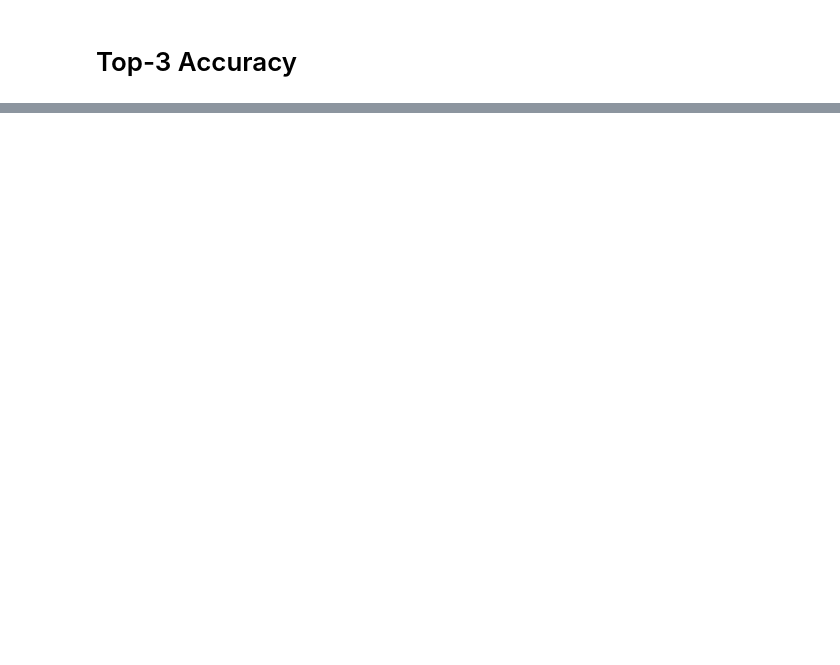
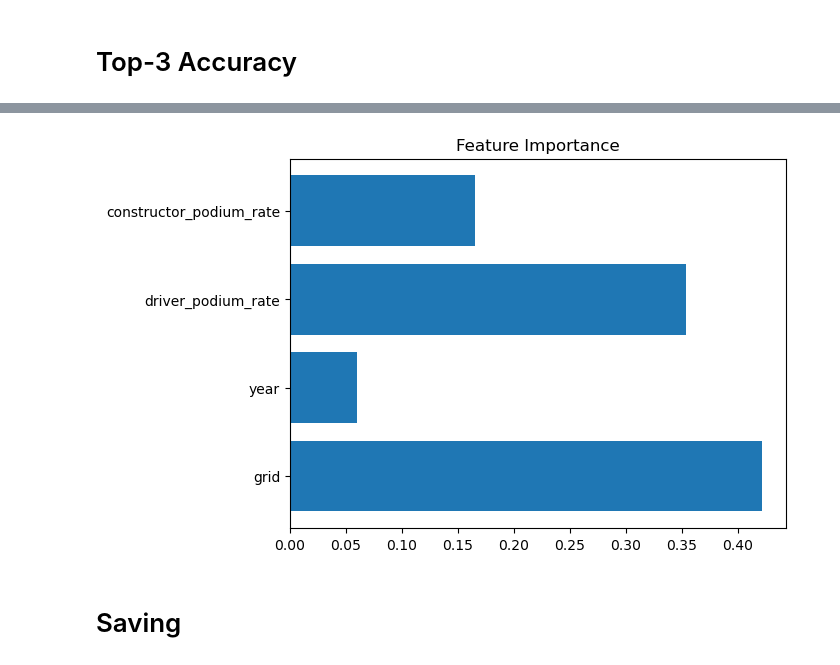
Before and after one commit to MuhdAnasZakwan/f1-predictor, a Jupyter notebook: f1_predictor.ipynb, the cells around one changed output, grey strips where cells are left out. Cells and saved outputs as stored; diff of their text form; code cells hidden in the pictures; blank space fills up the shorter version.

```diff
--- a/f1_predictor.ipynb
+++ b/f1_predictor.ipynb
@@ -290,2 +290,11 @@ Top-3 Accuracy:  0.5836477987421383
+# %%
+importances = rf_model.feature_importances_
+plt.barh(features, importances)
+plt.title("Feature Importance")
+plt.show()
+# %% [output]
+[figure, added]
+# %% [markdown]
+# Saving
 # %%
 joblib.dump(rf_model, 'top3_rf_model.joblib')
```
Also changed, not shown: parts of 4 cells of this notebook, 3 other files.
